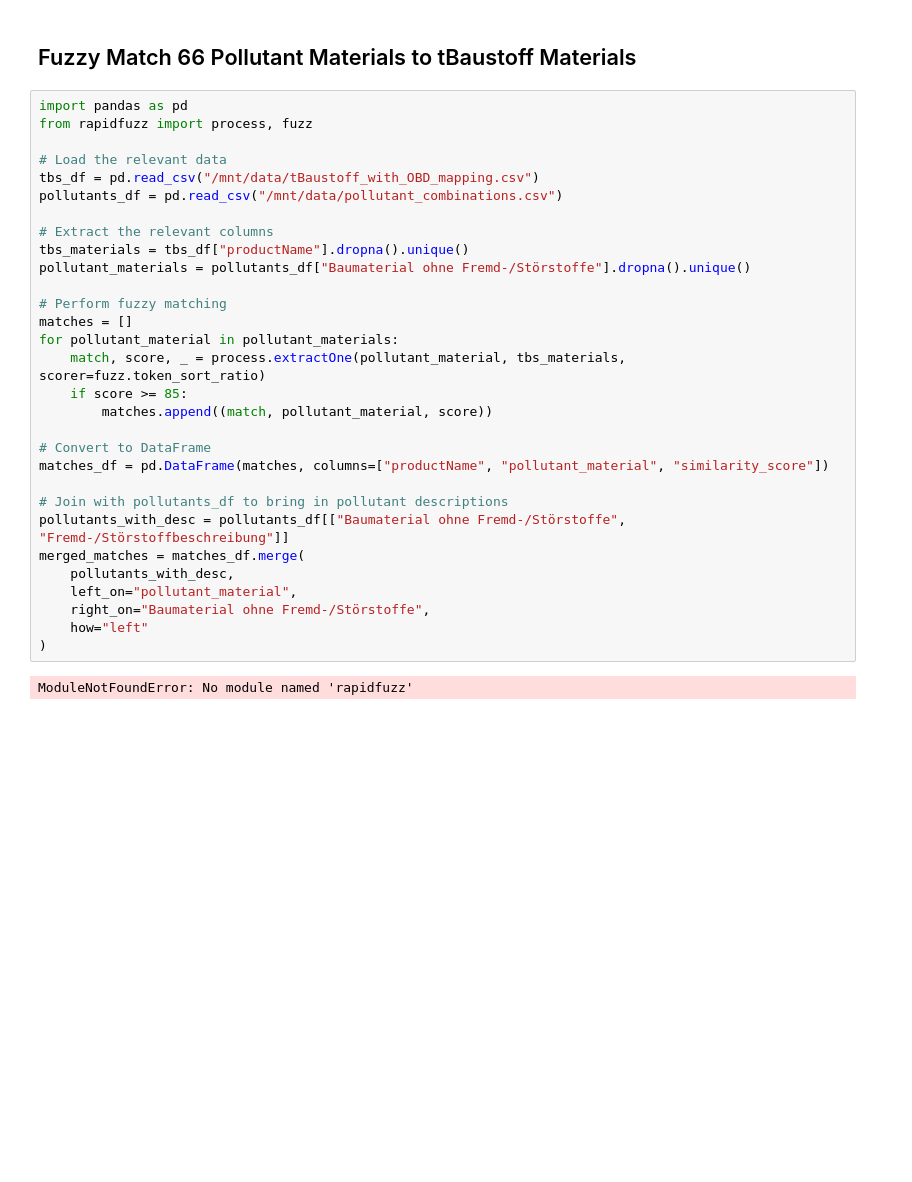
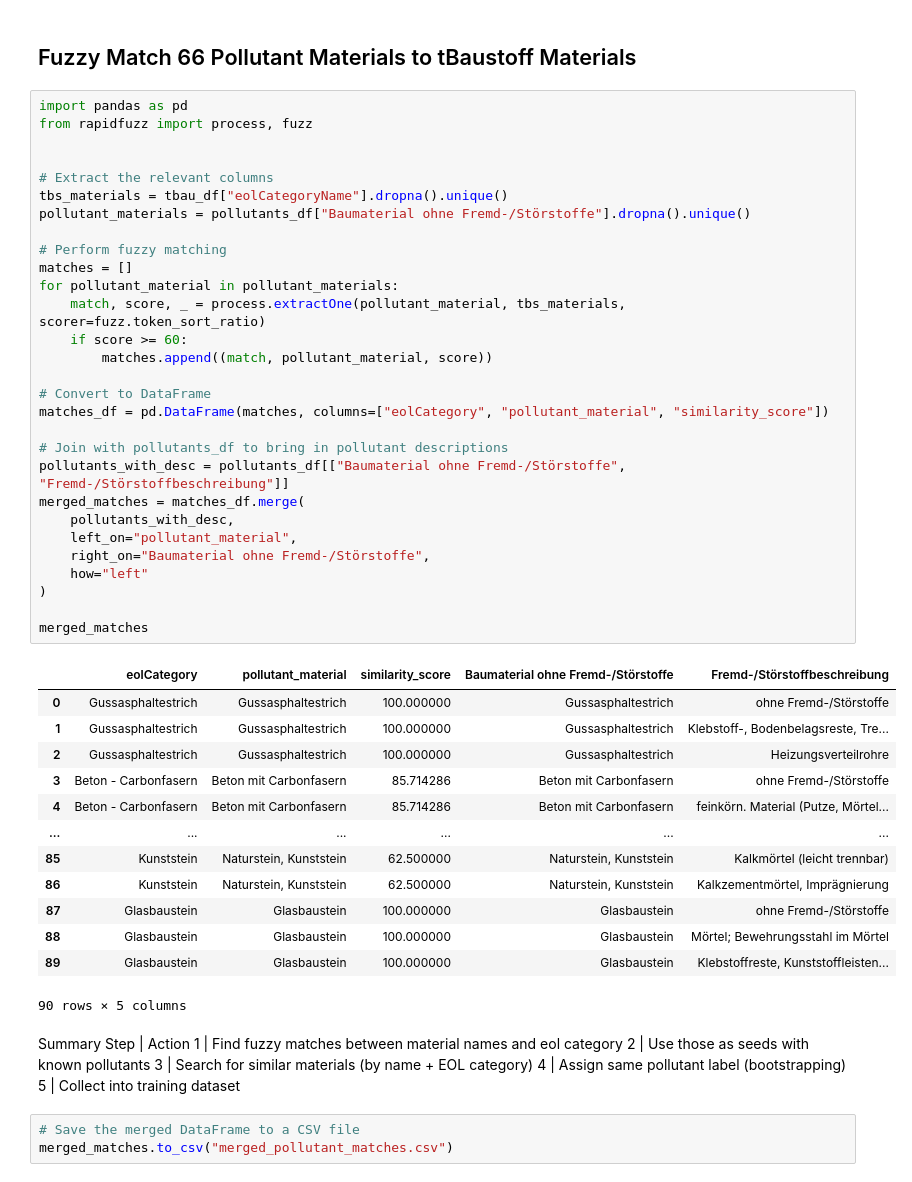
Before and after one commit to n3xtcoder-ai4impact/bbsr-challenge, a Jupyter notebook: tbaustoff.ipynb, the cells around one changed output. Saved outputs shown, nothing was run; the diff lists cells and outputs as text; blank space fills up the shorter version.

Commit message:
fuzzy match and bootstrap

```diff
--- a/tbaustoff.ipynb
+++ b/tbaustoff.ipynb
@@ -418,32 +413,54 @@ merged_df
 # %%
 import pandas as pd
 from rapidfuzz import process, fuzz
 
-# Load the relevant data
-tbs_df = pd.read_csv("/mnt/data/tBaustoff_with_OBD_mapping.csv")
-pollutants_df = pd.read_csv("/mnt/data/pollutant_combinations.csv")
 
 # Extract the relevant columns
-tbs_materials = tbs_df["productName"].dropna().unique()
+tbs_materials = tbau_df["eolCategoryName"].dropna().unique()
 pollutant_materials = pollutants_df["Baumaterial ohne Fremd-/Störstoffe"].dropna().unique()
 
 # Perform fuzzy matching
 matches = []
 for pollutant_material in pollutant_materials:
     match, score, _ = process.extractOne(pollutant_material, tbs_materials, scorer=fuzz.token_sort_ratio)
-    if score >= 85:
+    if score >= 60:
         matches.append((match, pollutant_material, score))
 
 # Convert to DataFrame
-matches_df = pd.DataFrame(matches, columns=["productName", "pollutant_material", "similarity_score"])
+matches_df = pd.DataFrame(matches, columns=["eolCategory", "pollutant_material", "similarity_score"])
 
 # Join with pollutants_df to bring in pollutant descriptions
 pollutants_with_desc = pollutants_df[["Baumaterial ohne Fremd-/Störstoffe", "Fremd-/Störstoffbeschreibung"]]
 merged_matches = matches_df.merge(
     pollutants_with_desc,
     left_on="pollutant_material",
     right_on="Baumaterial ohne Fremd-/Störstoffe",
     how="left"
 )
+
+merged_matches
 # %% [output]
+|  | eolCategory | pollutant_material | similarity_score | Baumaterial ohne Fremd-/Störstoffe | Fremd-/Störstoffbeschreibung |
+| 0 | Gussasphaltestrich | Gussasphaltestrich | 100.000000 | Gussasphaltestrich | ohne Fremd-/Störstoffe |
+| 1 | Gussasphaltestrich | Gussasphaltestrich | 100.000000 | Gussasphaltestrich | Klebstoff-, Bodenbelagsreste, Tre... |
+| 2 | Gussasphaltestrich | Gussasphaltestrich | 100.000000 | Gussasphaltestrich | Heizungsverteilrohre |
+| 3 | Beton - Carbonfasern | Beton mit Carbonfasern | 85.714286 | Beton mit Carbonfasern | ohne Fremd-/Störstoffe |
+| 4 | Beton - Carbonfasern | Beton mit Carbonfasern | 85.714286 | Beton mit Carbonfasern | feinkörn. Material (Putze, Mörtel... |
+| ... | ... | ... | ... | ... | ... |
+| 85 | Kunststein | Naturstein, Kunststein | 62.500000 | Naturstein, Kunststein | Kalkmörtel (leicht trennbar) |
+| 86 | Kunststein | Naturstein, Kunststein | 62.500000 | Naturstein, Kunststein | Kalkzementmörtel, Imprägnierung |
+| 87 | Glasbaustein | Glasbaustein | 100.000000 | Glasbaustein | ohne Fremd-/Störstoffe |
+| 88 | Glasbaustein | Glasbaustein | 100.000000 | Glasbaustein | Mörtel; Bewehrungsstahl im Mörtel |
+| 89 | Glasbaustein | Glasbaustein | 100.000000 | Glasbaustein | Klebstoffreste, Kunststoffleisten... |
-ModuleNotFoundError: No module named 'rapidfuzz'
+90 rows × 5 columns
+# %% [markdown]
+Summary
+Step | Action
+1 | Find fuzzy matches between material names and eol category
+2 | Use those as seeds with known pollutants
+3 | Search for similar materials (by name + EOL category)
+4 | Assign same pollutant label (bootstrapping)
+5 | Collect into training dataset
+# %%
+# Save the merged DataFrame to a CSV file
+merged_matches.to_csv("merged_pollutant_matches.csv")
```
Also changed, not shown: parts of 1 cell of this notebook.
